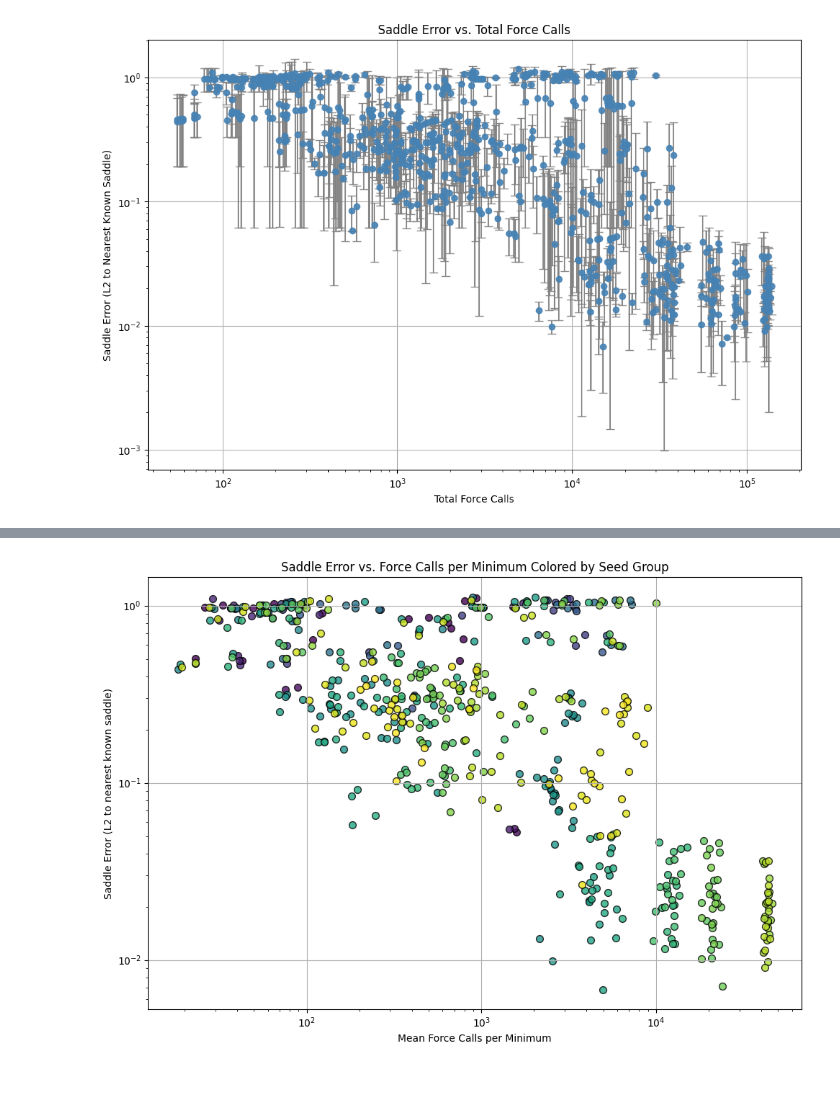
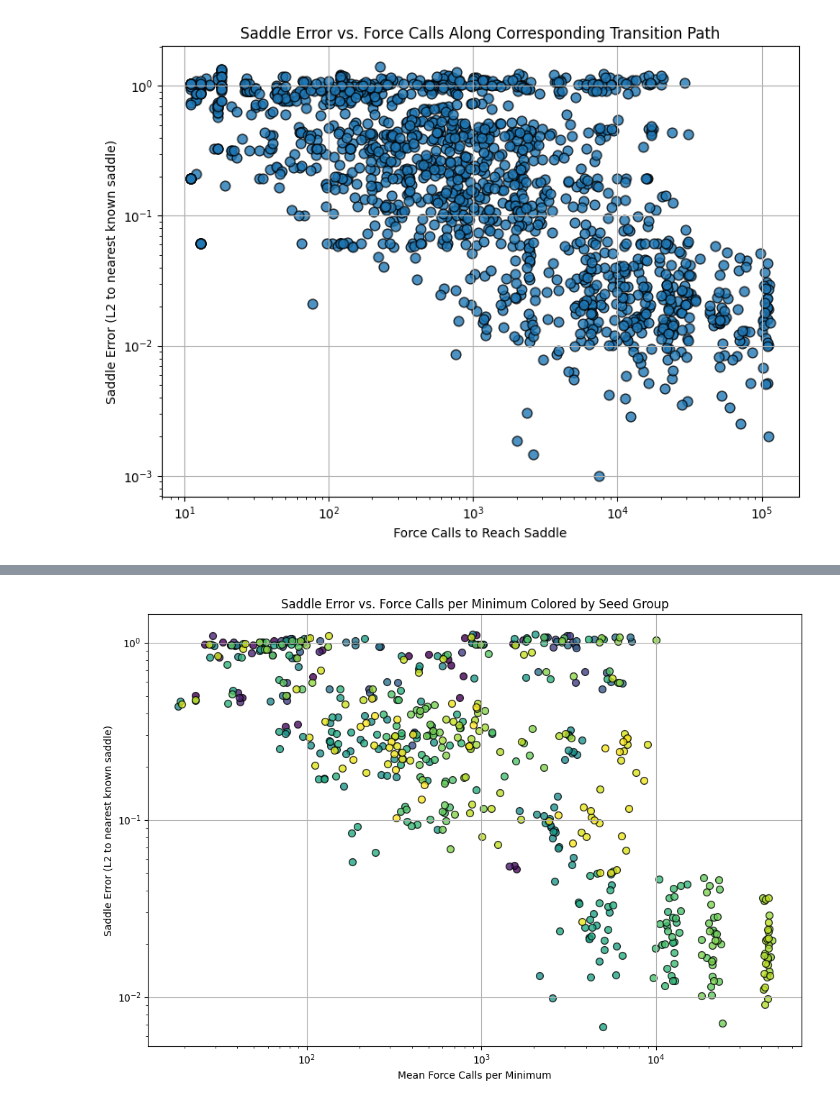
Before and after one commit to SimonNir/ca_abc, a Jupyter notebook: analyze_json.ipynb, the cells around one changed output, grey strips where cells are left out. Drawn from its saved outputs; the diff is of its cells as text; code cells hidden in the pictures; blank space fills up the shorter version.

```diff
--- a/analyze_json.ipynb
+++ b/analyze_json.ipynb
@@ -101,23 +107,42 @@ full_df
 # %%
 import matplotlib.pyplot as plt
 
-# Extract x and y values
-x = full_df['total_force_calls']
-y = full_df['saddle_error_mean']
-yerr = full_df['saddle_error_stderr']
+# Collect per-saddle data from each run
+saddle_force_data = []
 
-# Create the figure
-plt.figure(figsize=(10, 7))
-plt.errorbar(x, y, yerr=yerr, fmt='o', capsize=4, color='steelblue', ecolor='gray', alpha=0.9)
+for _, row in full_df.iterrows():
+    errors = row['saddle_error_list']
+    force_steps = row['force_incements']
 
-# Axis labels and formatting
-plt.xlabel("Total Force Calls")
-plt.ylabel("Saddle Error (L2 to Nearest Known Saddle)")
-plt.title("Saddle Error vs. Total Force Calls")
+    for i, err in enumerate(errors):
+        if i + 1 < len(force_steps):
+            saddle_force_data.append({
+                'run_id': row['run_id'],
+                'saddle_index': i,
+                'saddle_error': err,
+                'force_calls_to_saddle': force_steps[i + 1],  # n+1-th increment
+            })
+
+saddle_df = pd.DataFrame(saddle_force_data)
+
+# --- Plot ---
+plt.figure(figsize=(8, 6))
+plt.scatter(
+    saddle_df['force_calls_to_saddle'],
+    saddle_df['saddle_error'],
+    alpha=0.8,
+    s=60,
+    c='tab:blue',
+    edgecolors='k'
+)
+
+plt.xlabel("Force Calls to Reach Saddle")
+plt.ylabel("Saddle Error (L2 to nearest known saddle)")
+plt.title("Saddle Error vs. Force Calls Along Corresponding Transition Path")
 plt.grid(True)
+plt.xscale('log')
+plt.yscale('log')
 plt.tight_layout()
-plt.xscale("log")
-plt.yscale("log")
 plt.show()
 # %% [output]
-[figure, old version]
+[figure, new version]
```
Also changed, not shown: parts of 10 cells of this notebook.
